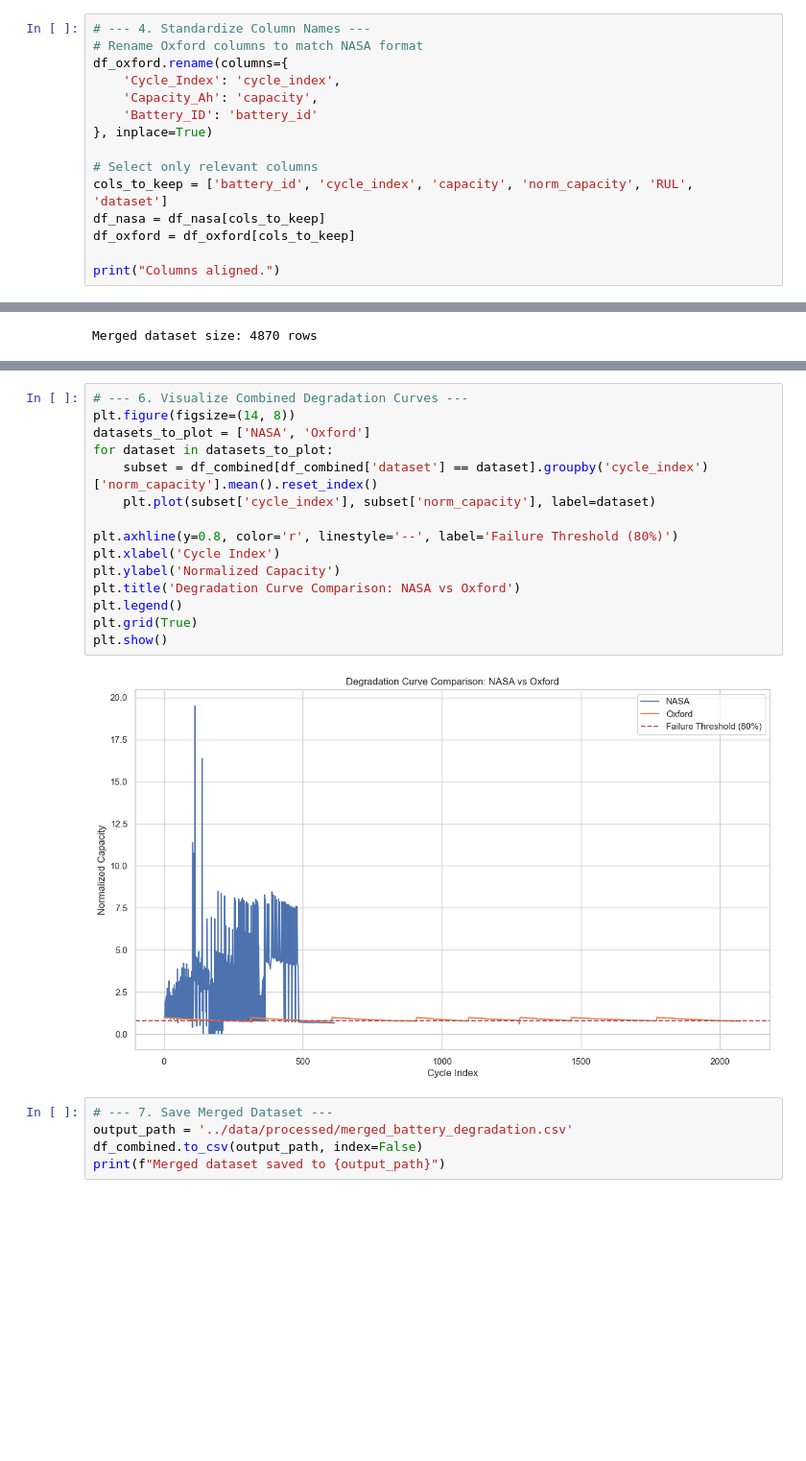
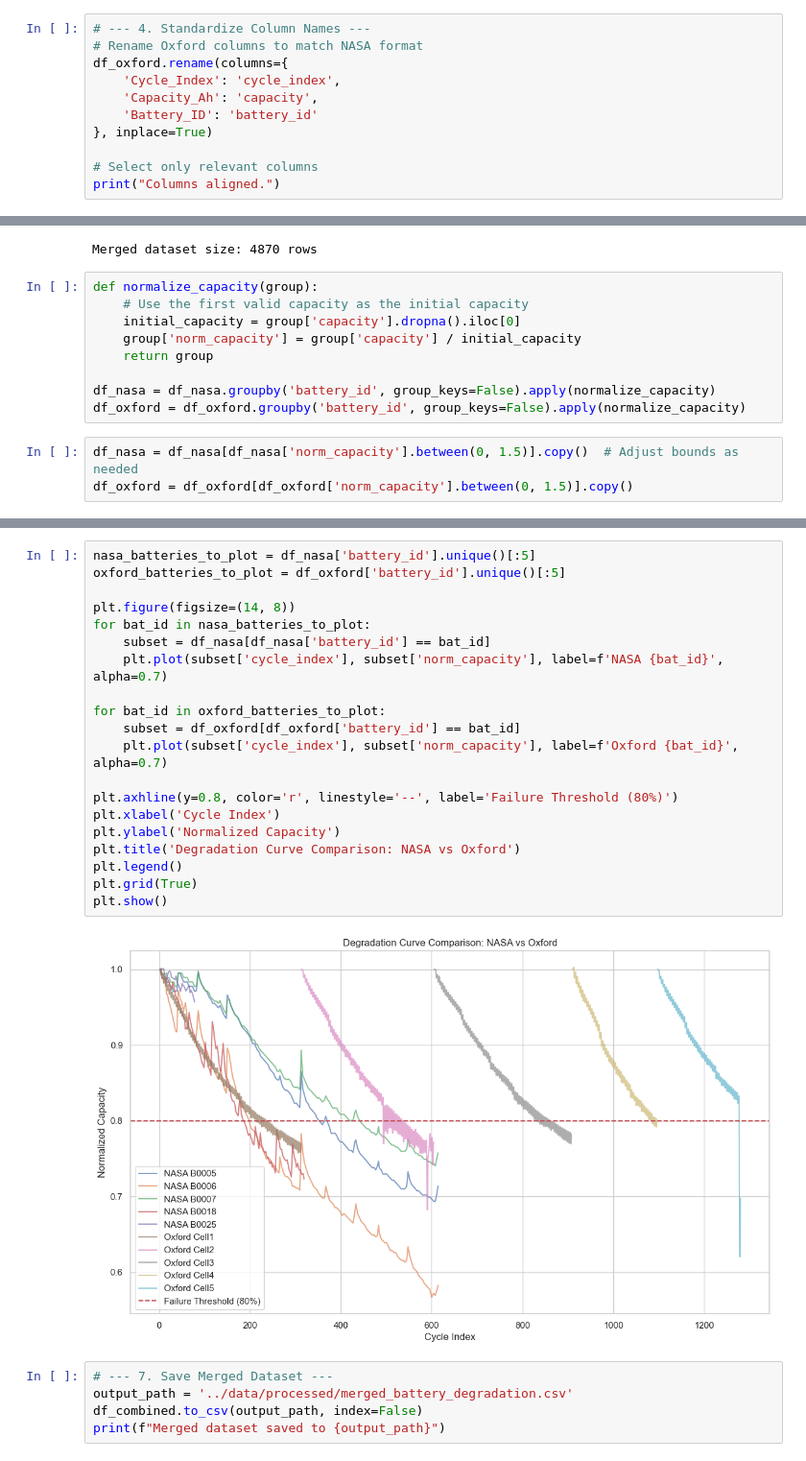
Before and after one commit to TyroneZeka/battery-health-forecasting, a Jupyter notebook: notebooks/merge.ipynb, the cells around one changed output, grey strips where cells are left out. Shown: that part at 96% size. Cells and saved outputs as stored; diff of their text form; blank space fills up the shorter version.

```diff
--- a/notebooks/merge.ipynb
+++ b/notebooks/merge.ipynb
@@ -80,10 +80,6 @@ df_oxford.rename(columns={
 }, inplace=True)
 
 # Select only relevant columns
-cols_to_keep = ['battery_id', 'cycle_index', 'capacity', 'norm_capacity', 'RUL', 'dataset']
-df_nasa = df_nasa[cols_to_keep]
-df_oxford = df_oxford[cols_to_keep]
-
 print("Columns aligned.")
 # %% [output]
 Columns aligned.
@@ -93,3 +89,15 @@ df_combined = pd.concat([df_nasa, df_oxford], ignore_index=True)
 print(f"Merged dataset size: {len(df_combined)} rows")
 # %% [output]
 Merged dataset size: 4870 rows
+# %%
+def normalize_capacity(group):
+    # Use the first valid capacity as the initial capacity
+    initial_capacity = group['capacity'].dropna().iloc[0]
+    group['norm_capacity'] = group['capacity'] / initial_capacity
+    return group
+
+df_nasa = df_nasa.groupby('battery_id', group_keys=False).apply(normalize_capacity)
+df_oxford = df_oxford.groupby('battery_id', group_keys=False).apply(normalize_capacity)
+# %%
+df_nasa = df_nasa[df_nasa['norm_capacity'].between(0, 1.5)].copy()  # Adjust bounds as needed
+df_oxford = df_oxford[df_oxford['norm_capacity'].between(0, 1.5)].copy()
@@ -96,20 +116,25 @@ Merged dataset size: 4870 rows
 # %%
-# --- 6. Visualize Combined Degradation Curves ---
+nasa_batteries_to_plot = df_nasa['battery_id'].unique()[:5]
+oxford_batteries_to_plot = df_oxford['battery_id'].unique()[:5]
+
 plt.figure(figsize=(14, 8))
-datasets_to_plot = ['NASA', 'Oxford']
-for dataset in datasets_to_plot:
-    subset = df_combined[df_combined['dataset'] == dataset].groupby('cycle_index')['norm_capacity'].mean().reset_index()
-    plt.plot(subset['cycle_index'], subset['norm_capacity'], label=dataset)
+for bat_id in nasa_batteries_to_plot:
+    subset = df_nasa[df_nasa['battery_id'] == bat_id]
+    plt.plot(subset['cycle_index'], subset['norm_capacity'], label=f'NASA {bat_id}', alpha=0.7)
+
+for bat_id in oxford_batteries_to_plot:
+    subset = df_oxford[df_oxford['battery_id'] == bat_id]
+    plt.plot(subset['cycle_index'], subset['norm_capacity'], label=f'Oxford {bat_id}', alpha=0.7)
 
 plt.axhline(y=0.8, color='r', linestyle='--', label='Failure Threshold (80%)')
 plt.xlabel('Cycle Index')
 plt.ylabel('Normalized Capacity')
 plt.title('Degradation Curve Comparison: NASA vs Oxford')
 plt.legend()
 plt.grid(True)
 plt.show()
 # %% [output]
-[figure, old version]
+[figure, new version]
 # %%
 # --- 7. Save Merged Dataset ---
 output_path = '../data/processed/merged_battery_degradation.csv'
```
Also changed, not shown: parts of 1 cell of this notebook, 22 other files.
